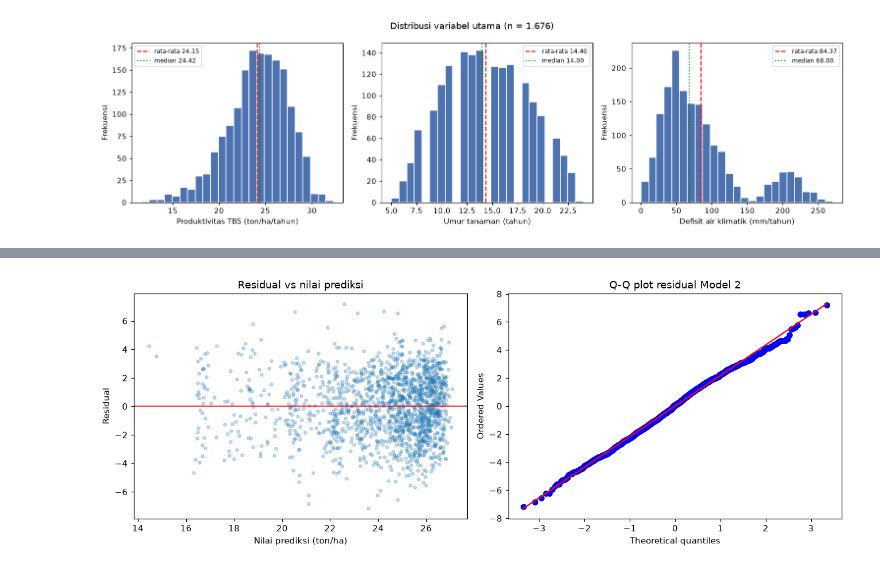
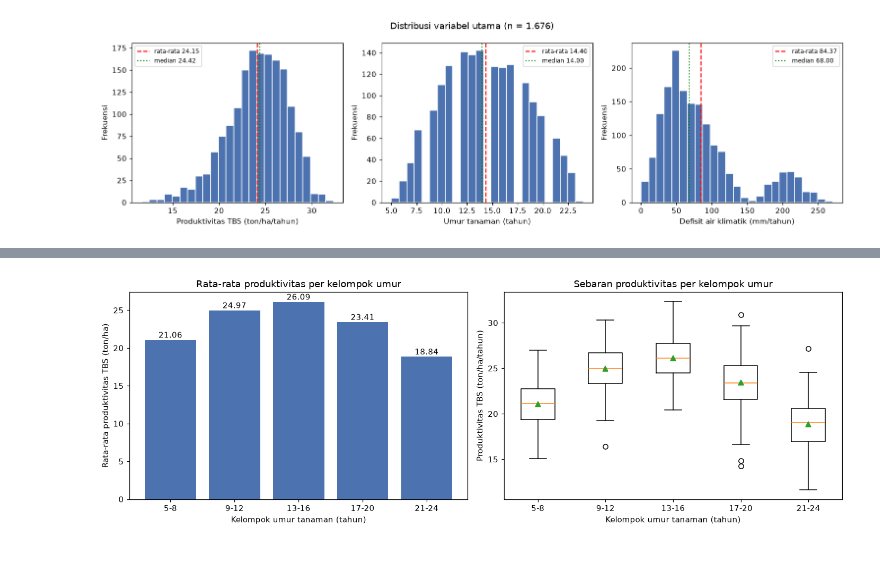
Before and after one commit to NarumBella-TIG/ProbStat-Kelompok3, a Jupyter notebook: analisis_probstat_kelompok3.ipynb, the cells around one changed output, grey strips where cells are left out. Cells and saved outputs as stored; diff of their text form; code cells hidden in the pictures.

```diff
--- a/analisis_probstat_kelompok3.ipynb
+++ b/analisis_probstat_kelompok3.ipynb
@@ -252,13 +257,0 @@ Kecocokannya diperiksa dengan Q-Q plot, lalu dipakai untuk menghitung peluang.
-# %%
-mu, sigma = df[Y].mean(), df[Y].std()
-x = np.linspace(df[Y].min(), df[Y].max(), 200)
-
-fig, ax = plt.subplots(1, 2, figsize=(12, 4.5))
-ax[0].hist(df[Y], bins=30, density=True, color="#4C72B0", edgecolor="white", label="Data")
-ax[0].plot(x, stats.norm.pdf(x, mu, sigma), "r-", lw=2, label=f"Normal(μ={mu:.2f}, σ={sigma:.2f})")
-ax[0].set_xlabel(LABEL[Y])
-ax[0].set_ylabel("Kepadatan")
-ax[0].legend()
-stats.probplot(df[Y], dist="norm", plot=ax[1])
-ax[1].set_title("Q-Q plot terhadap distribusi normal")
-simpan(fig, "gambar4_distribusi_normal_tbs.png")
@@ -515,14 +290,17 @@ simpan(fig, "gambar6_scatter_regresi.png")
-# %%
-# Pemeriksaan asumsi regresi Model 2: sisaan (residual) menyebar acak dan mendekati normal
-residual = model2.resid
-fig, ax = plt.subplots(1, 2, figsize=(12, 4.5))
-ax[0].scatter(model2.fittedvalues, residual, alpha=0.25, s=12)
-ax[0].axhline(0, color="red", lw=1)
-ax[0].set_xlabel("Nilai prediksi (ton/ha)")
-ax[0].set_ylabel("Residual")
-ax[0].set_title("Residual vs nilai prediksi")
-stats.probplot(residual, dist="norm", plot=ax[1])
-ax[1].set_title("Q-Q plot residual Model 2")
-simpan(fig, "gambar7_asumsi_residual.png")
-# %% [output]
-[figure, removed]
+# %%
+fig, ax = plt.subplots(1, 2, figsize=(13, 4.5))
+ax[0].bar(tabel_umur.index.astype(str), tabel_umur["rata-rata"], color="#4C72B0")
+for x, v in zip(tabel_umur.index.astype(str), tabel_umur["rata-rata"]):
+    ax[0].text(x, v + 0.3, f"{v:.2f}", ha="center")
+ax[0].set_xlabel("Kelompok umur tanaman (tahun)")
+ax[0].set_ylabel("Rata-rata produktivitas TBS (ton/ha)")
+ax[0].set_title("Rata-rata produktivitas per kelompok umur")
+
+kelompok = [df.loc[df["kelompok_umur"] == g, Y] for g in tabel_umur.index]
+ax[1].boxplot(kelompok, tick_labels=list(tabel_umur.index.astype(str)), showmeans=True)
+ax[1].set_xlabel("Kelompok umur tanaman (tahun)")
+ax[1].set_ylabel(LABEL[Y])
+ax[1].set_title("Sebaran produktivitas per kelompok umur")
+simpan(fig, "gambar5_tbs_per_kelompok_umur.png")
+# %% [output]
+[figure, added]
```
Also changed, not shown: parts of 30 cells of this notebook, 26 other files.
